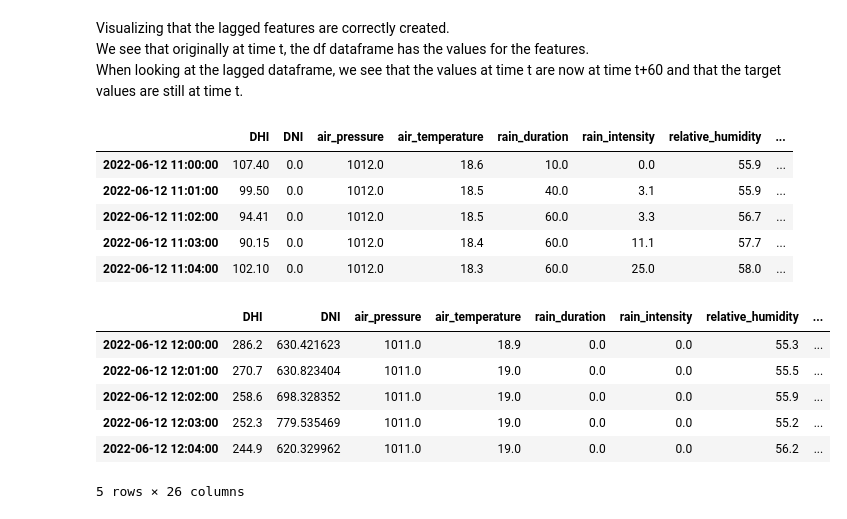
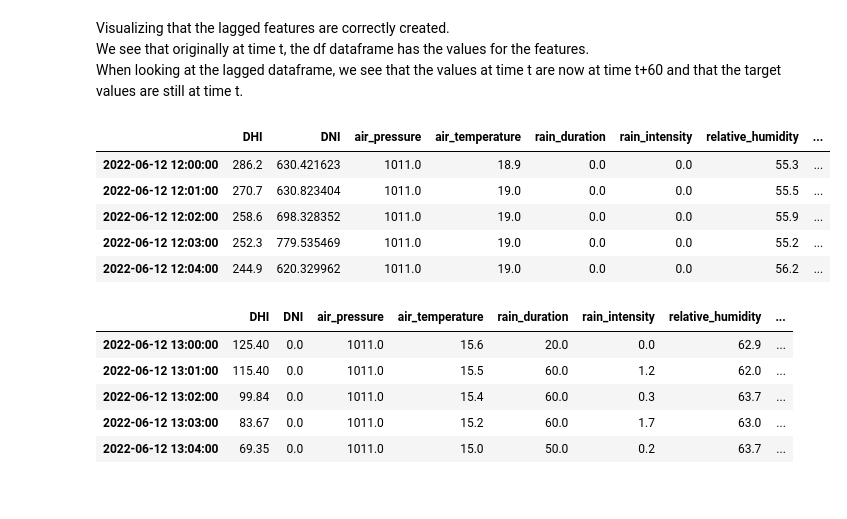
Before and after one commit to LucasDJensen/Solar-Irradiance-Nowcasting, a Jupyter notebook: Preprocess_Step_2.ipynb, the cells around one changed output. Saved outputs shown, nothing was run; the diff lists cells and outputs as text; code cells hidden in the pictures.

```diff
--- a/Preprocess_Step_2.ipynb
+++ b/Preprocess_Step_2.ipynb
@@ -97,0 +10,6 @@ None
+# %%
+my_config: MyConfig = load_config(PATH_TO_CONFIG)
+data_loader = MyDataLoader(my_config)
+data_loader.load_data()
+data_loader.df.info()
+data_loader.df.head()
@@ -150,22 +71,21 @@ Visualizing that the lagged features are correctly created. \
 We see that originally at time t, the df dataframe has the values for the features. \
 When looking at the lagged dataframe, we see that the values at time t are now at time t+60 and that the target values are still at time t.
 # %%
-display(df.loc['2022-06-12T11:00:00':'2022-06-12T15:00:00'][:5])
-display(df_lagged.loc['2022-06-12T11:00:00':'2022-06-12T15:00:00'][60:65])
+display(data_loader.df.loc['2022-06-12T12:00:00':'2022-06-12T15:00:00'][:5])
+display(data_loader.df.loc['2022-06-12T12:00:00':'2022-06-12T15:00:00'][60:65])
 # %% [output]
 |  | DHI | DNI | air_pressure | air_temperature | rain_duration | rain_intensity | relative_humidity | ... |
-| 2022-06-12 11:00:00 | 107.40 | 0.0 | 1012.0 | 18.6 | 10.0 | 0.0 | 55.9 | ... |
-| 2022-06-12 11:01:00 | 99.50 | 0.0 | 1012.0 | 18.5 | 40.0 | 3.1 | 55.9 | ... |
-| 2022-06-12 11:02:00 | 94.41 | 0.0 | 1012.0 | 18.5 | 60.0 | 3.3 | 56.7 | ... |
-| 2022-06-12 11:03:00 | 90.15 | 0.0 | 1012.0 | 18.4 | 60.0 | 11.1 | 57.7 | ... |
-| 2022-06-12 11:04:00 | 102.10 | 0.0 | 1012.0 | 18.3 | 60.0 | 25.0 | 58.0 | ... |
+| 2022-06-12 12:00:00 | 286.2 | 630.421623 | 1011.0 | 18.9 | 0.0 | 0.0 | 55.3 | ... |
+| 2022-06-12 12:01:00 | 270.7 | 630.823404 | 1011.0 | 19.0 | 0.0 | 0.0 | 55.5 | ... |
+| 2022-06-12 12:02:00 | 258.6 | 698.328352 | 1011.0 | 19.0 | 0.0 | 0.0 | 55.9 | ... |
+| 2022-06-12 12:03:00 | 252.3 | 779.535469 | 1011.0 | 19.0 | 0.0 | 0.0 | 55.2 | ... |
+| 2022-06-12 12:04:00 | 244.9 | 620.329962 | 1011.0 | 19.0 | 0.0 | 0.0 | 56.2 | ... |
 |  | DHI | DNI | air_pressure | air_temperature | rain_duration | rain_intensity | relative_humidity | ... |
-| 2022-06-12 12:00:00 | 286.2 | 630.421623 | 1011.0 | 18.9 | 0.0 | 0.0 | 55.3 | ... |
-| 2022-06-12 12:01:00 | 270.7 | 630.823404 | 1011.0 | 19.0 | 0.0 | 0.0 | 55.5 | ... |
-| 2022-06-12 12:02:00 | 258.6 | 698.328352 | 1011.0 | 19.0 | 0.0 | 0.0 | 55.9 | ... |
-| 2022-06-12 12:03:00 | 252.3 | 779.535469 | 1011.0 | 19.0 | 0.0 | 0.0 | 55.2 | ... |
-| 2022-06-12 12:04:00 | 244.9 | 620.329962 | 1011.0 | 19.0 | 0.0 | 0.0 | 56.2 | ... |
+| 2022-06-12 13:00:00 | 125.40 | 0.0 | 1011.0 | 15.6 | 20.0 | 0.0 | 62.9 | ... |
+| 2022-06-12 13:01:00 | 115.40 | 0.0 | 1011.0 | 15.5 | 60.0 | 1.2 | 62.0 | ... |
+| 2022-06-12 13:02:00 | 99.84 | 0.0 | 1011.0 | 15.4 | 60.0 | 0.3 | 63.7 | ... |
+| 2022-06-12 13:03:00 | 83.67 | 0.0 | 1011.0 | 15.2 | 60.0 | 1.7 | 63.0 | ... |
+| 2022-06-12 13:04:00 | 69.35 | 0.0 | 1011.0 | 15.0 | 50.0 | 0.2 | 63.7 | ... |
-5 rows × 26 columns
 # %%
 import matplotlib.pyplot as plt
 
```
Also changed, not shown: parts of 18 cells of this notebook, 11 other files.
